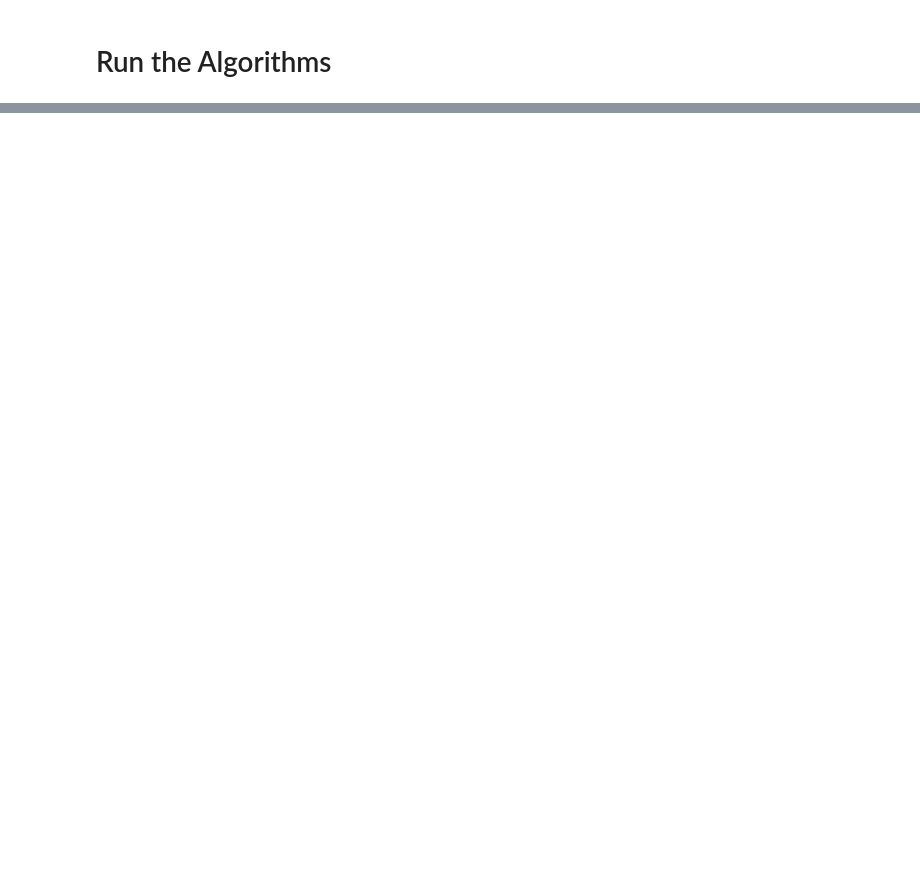
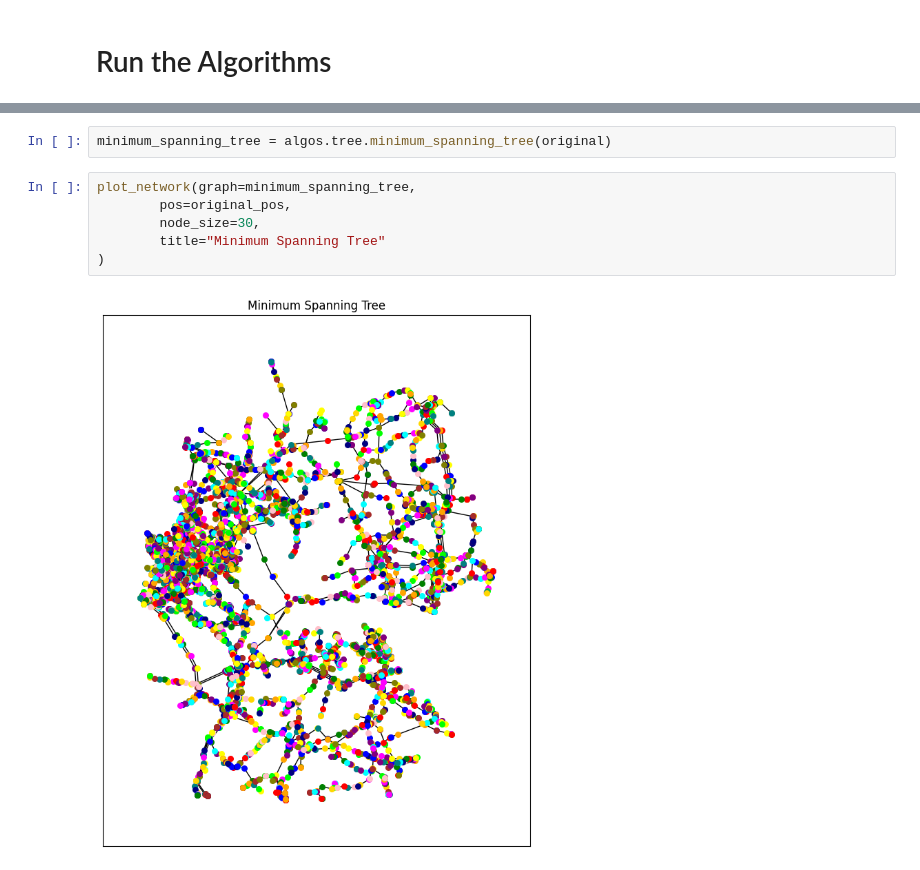
Before and after one commit to hugoschwabe/bachelor-thesis, a Jupyter notebook: benchmark.ipynb, the cells around one changed output, grey strips where cells are left out. Drawn from its saved outputs; the diff is of its cells as text; blank space fills up the shorter version.

```diff
--- a/benchmark.ipynb
+++ b/benchmark.ipynb
@@ -293,0 +119,10 @@ plot_network(graph=simplified,
+# %%
+minimum_spanning_tree = algos.tree.minimum_spanning_tree(original)
+# %%
+plot_network(graph=minimum_spanning_tree,
+		pos=original_pos,
+		node_size=30,
+		title="Minimum Spanning Tree"
+)
+# %% [output]
+[figure, added]
```
Also changed, not shown: parts of 23 cells of this notebook, 2 other files.
